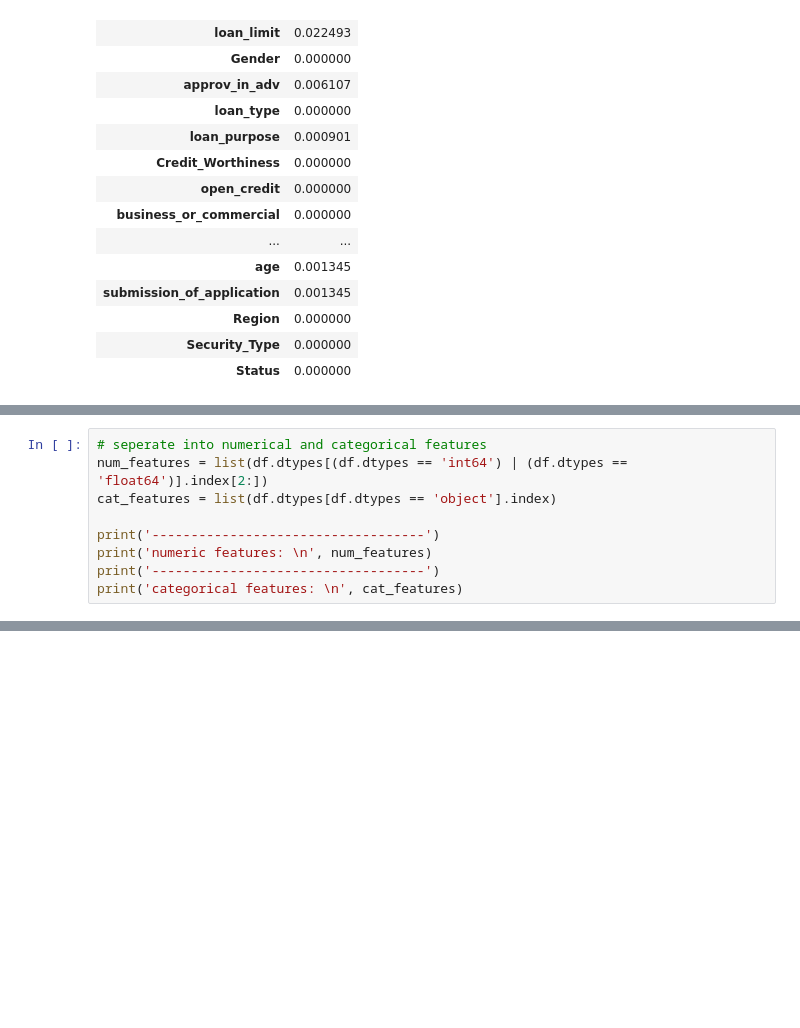
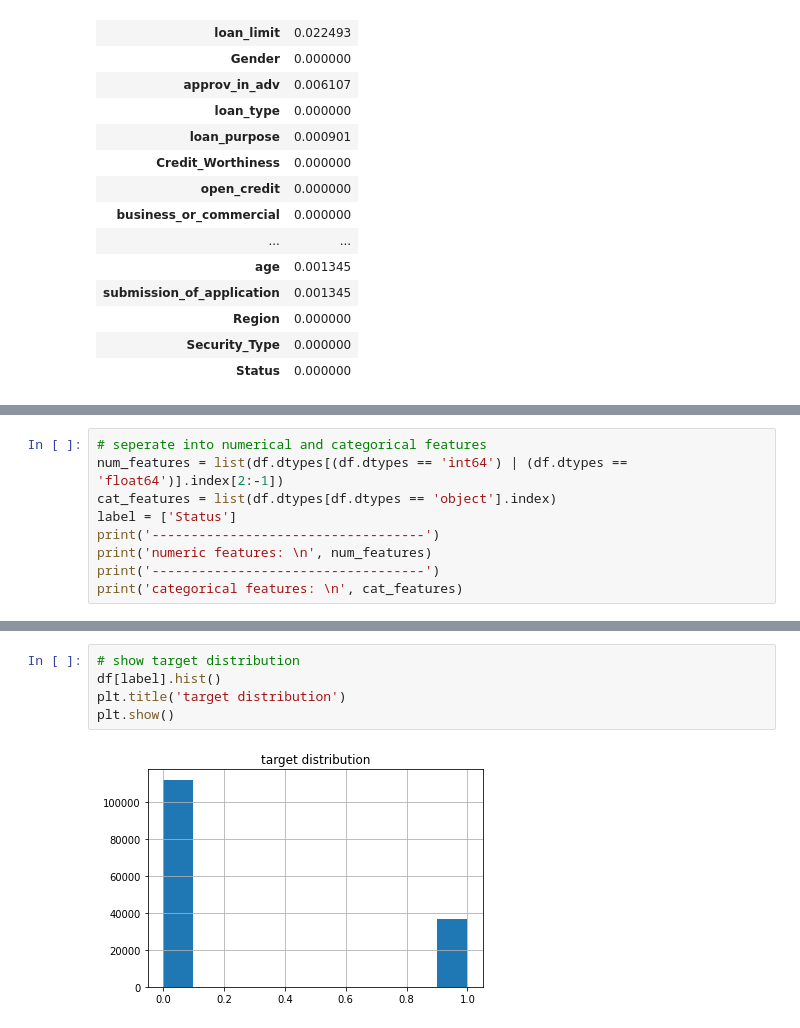
Before and after one commit to Sebastian1981/CustomerAnalytics_CreditDefaultPrediction, a Jupyter notebook: dataprep.ipynb, the cells around one changed output, grey strips where cells are left out. Cells and saved outputs as stored; diff of their text form; blank space fills up the shorter version.

```diff
--- a/dataprep.ipynb
+++ b/dataprep.ipynb
@@ -145,8 +290,8 @@ na_df
 # %%
 # seperate into numerical and categorical features
-num_features = list(df.dtypes[(df.dtypes == 'int64') | (df.dtypes == 'float64')].index[2:])
+num_features = list(df.dtypes[(df.dtypes == 'int64') | (df.dtypes == 'float64')].index[2:-1])
 cat_features = list(df.dtypes[df.dtypes == 'object'].index)
-
+label = ['Status']
 print('-----------------------------------')
 print('numeric features: \n', num_features)
 print('-----------------------------------')
@@ -239,0 +323,7 @@ Calculating shap values...
+# %%
+# show target distribution
+df[label].hist()
+plt.title('target distribution')
+plt.show()
+# %% [output]
+[figure, added]
```
Also changed, not shown: parts of 42 cells of this notebook.
